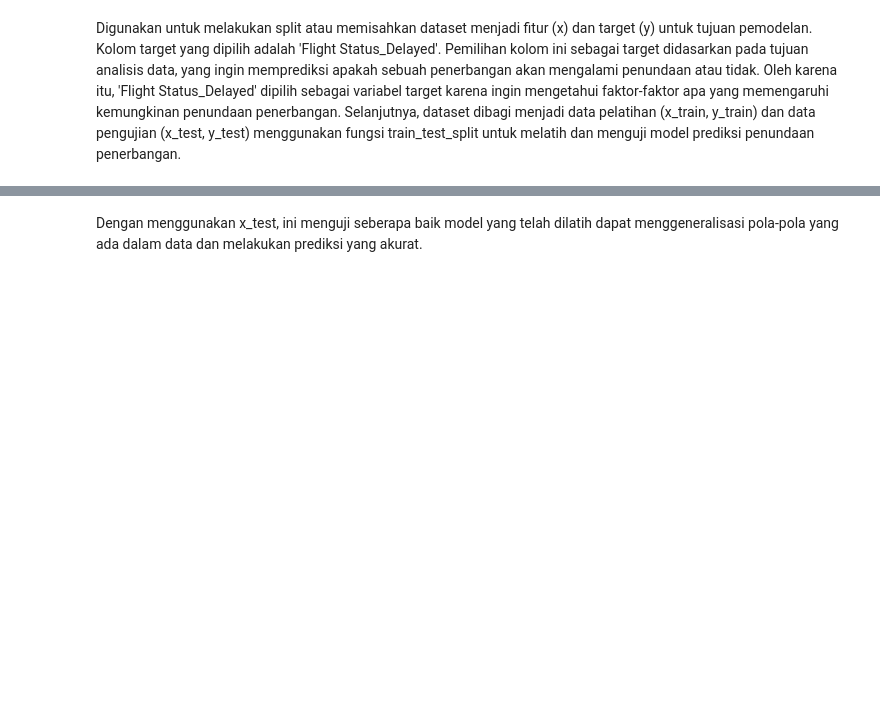
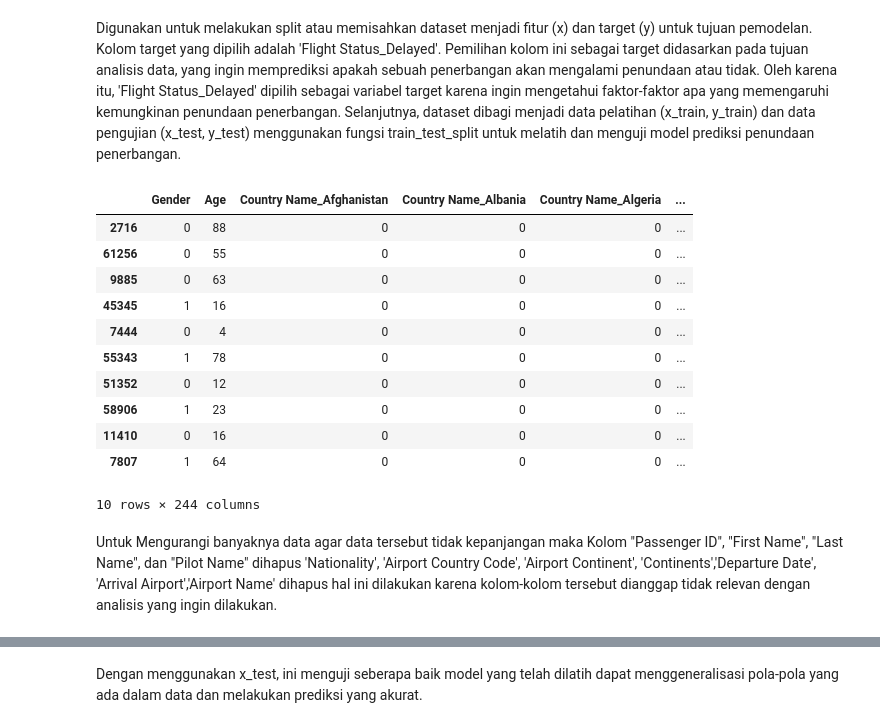
Before and after one commit to AufaTriHapsari/Business-Understanding-DATMIN, a Jupyter notebook: Modelling.ipynb, the cells around one changed output, grey strips where cells are left out. Cells and saved outputs as stored; diff of their text form; code cells hidden in the pictures; blank space fills up the shorter version.

```diff
--- a/Modelling.ipynb
+++ b/Modelling.ipynb
@@ -614,5 +614,22 @@ y = df['Flight Status_Delayed']
 x_train, x_test, y_train, y_test = train_test_split(x, y, test_size=0.3, random_state=42)
 # %% [markdown]
 Digunakan untuk melakukan split atau memisahkan dataset menjadi fitur (x) dan target (y) untuk tujuan pemodelan. Kolom target yang dipilih adalah 'Flight Status_Delayed'. Pemilihan kolom ini sebagai target didasarkan pada tujuan analisis data, yang ingin memprediksi apakah sebuah penerbangan akan mengalami penundaan atau tidak. Oleh karena itu, 'Flight Status_Delayed' dipilih sebagai variabel target karena ingin mengetahui faktor-faktor apa yang memengaruhi kemungkinan penundaan penerbangan. Selanjutnya, dataset dibagi menjadi data pelatihan (x_train, y_train) dan data pengujian (x_test, y_test) menggunakan fungsi train_test_split untuk melatih dan menguji model prediksi penundaan penerbangan.
+# %%
+df.sample(10)
+# %% [output]
+|  | Gender | Age | Country Name_Afghanistan | Country Name_Albania | Country Name_Algeria | ... |
+| 2716 | 0 | 88 | 0 | 0 | 0 | ... |
+| 61256 | 0 | 55 | 0 | 0 | 0 | ... |
+| 9885 | 0 | 63 | 0 | 0 | 0 | ... |
+| 45345 | 1 | 16 | 0 | 0 | 0 | ... |
+| 7444 | 0 | 4 | 0 | 0 | 0 | ... |
+| 55343 | 1 | 78 | 0 | 0 | 0 | ... |
+| 51352 | 0 | 12 | 0 | 0 | 0 | ... |
+| 58906 | 1 | 23 | 0 | 0 | 0 | ... |
+| 11410 | 0 | 16 | 0 | 0 | 0 | ... |
+| 7807 | 1 | 64 | 0 | 0 | 0 | ... |
+10 rows × 244 columns
+# %% [markdown]
+Untuk Mengurangi banyaknya data agar data tersebut tidak kepanjangan maka Kolom "Passenger ID", "First Name", "Last Name", dan "Pilot Name" dihapus 'Nationality', 'Airport Country Code', 'Airport Continent', 'Continents','Departure Date', 'Arrival Airport','Airport Name' dihapus hal ini dilakukan karena kolom-kolom tersebut dianggap tidak relevan dengan analisis yang ingin dilakukan.
 # %%
 x_test
```
Also changed, not shown: parts of 10 cells of this notebook.
